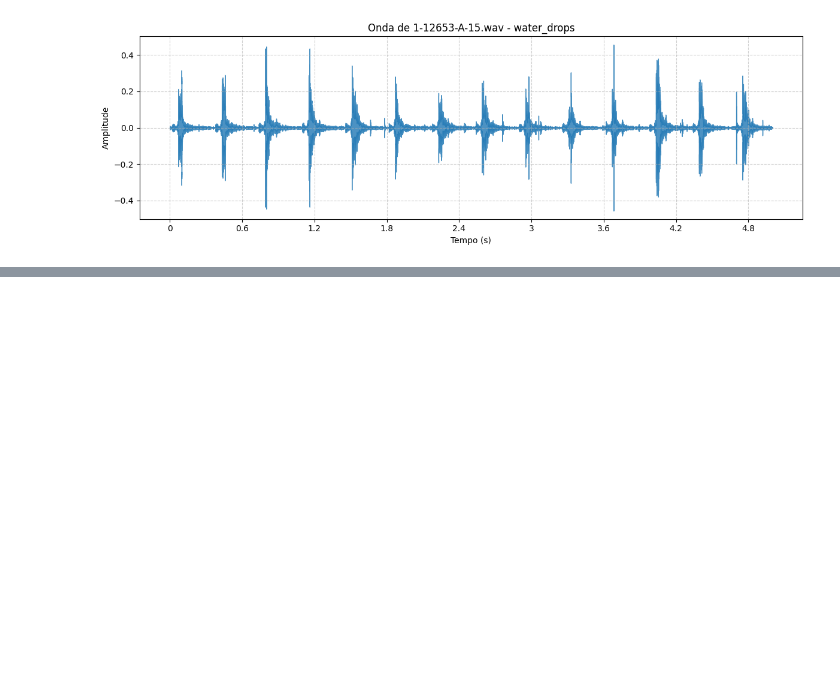
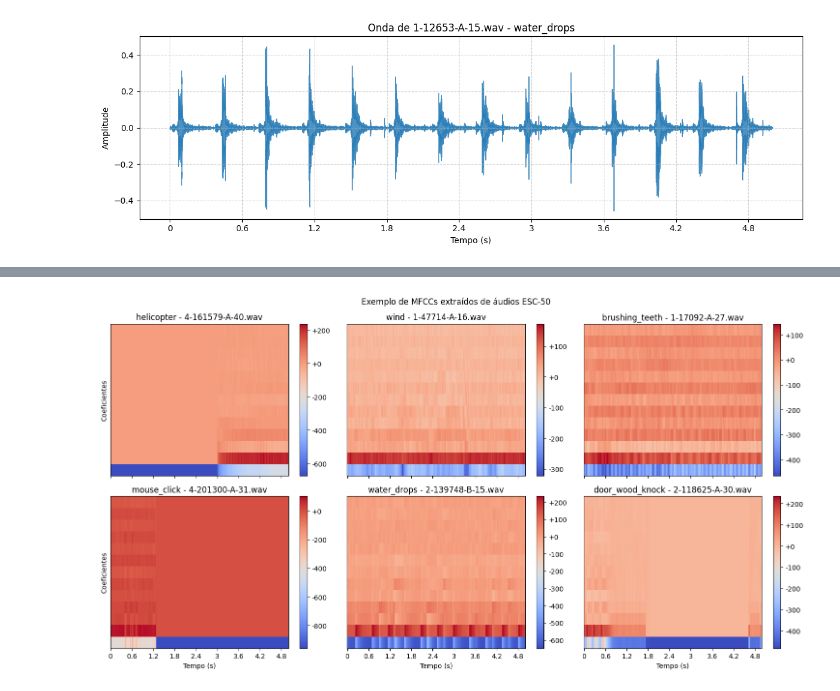
Before and after one commit to matEvangelista/trabalho_final_AP, a Jupyter notebook: exploracao_dataset.ipynb, the cells around one changed output, grey strips where cells are left out. Cells and saved outputs as stored; diff of their text form; code cells hidden in the pictures; blank space fills up the shorter version.

```diff
--- a/exploracao_dataset.ipynb
+++ b/exploracao_dataset.ipynb
@@ -118,0 +137,32 @@ plt.show()
+# %%
+dataset_exemplos = dataset_rotulos
+
+# Criar figura e eixos
+fig, axs = plt.subplots(2, 3, figsize=(15, 8))
+plt.suptitle("Exemplo de MFCCs extraídos de áudios ESC-50")
+
+# Plotar MFCCs para cada exemplo
+for i in range(6):
+    audio_exemplo = dataset_exemplos.iloc[i]["filename"]
+    rotulo = dataset_exemplos.iloc[i]["category"]
+    caminho_audio = f"data/{audio_exemplo}"
+
+    # Carregar áudio
+    audio_data, sr = librosa.load(caminho_audio, sr=None)
+
+    # Calcular MFCCs
+    mfcc = librosa.feature.mfcc(y=audio_data, sr=sr, n_mfcc=13)
+
+    # Plotar
+    ax = axs[i // 3, i % 3]
+    img = librosa.display.specshow(mfcc, x_axis='time', ax=ax, sr=sr)
+    ax.set_title(f'{rotulo} - {audio_exemplo}')
+    ax.set_ylabel("Coeficientes")
+    ax.set_xlabel("Tempo (s)")
+    ax.label_outer()
+    fig.colorbar(img, ax=ax, format='%+2.0f')
+
+plt.tight_layout()
+plt.show()
+# %% [output]
+[figure, added]
```
Also changed, not shown: parts of 3 cells of this notebook.
